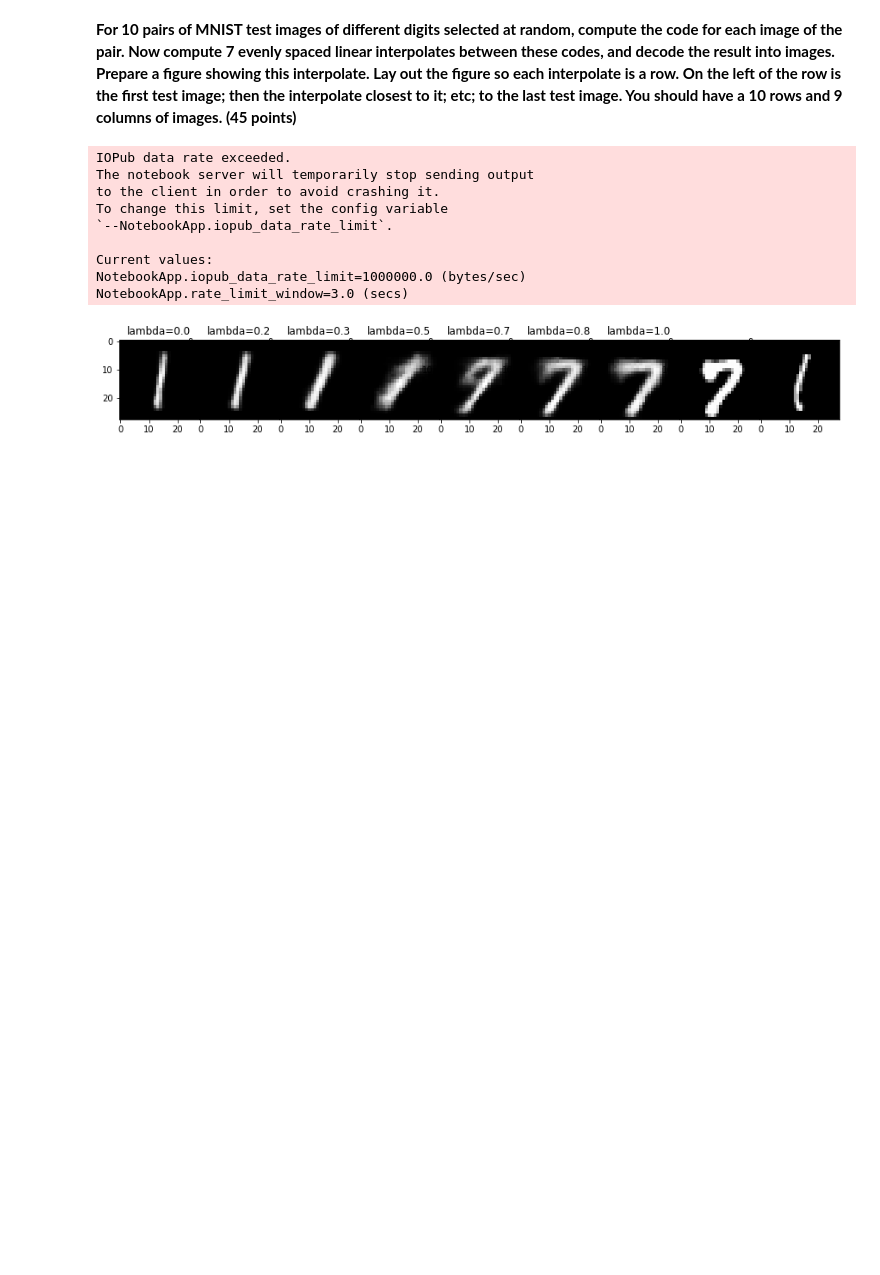
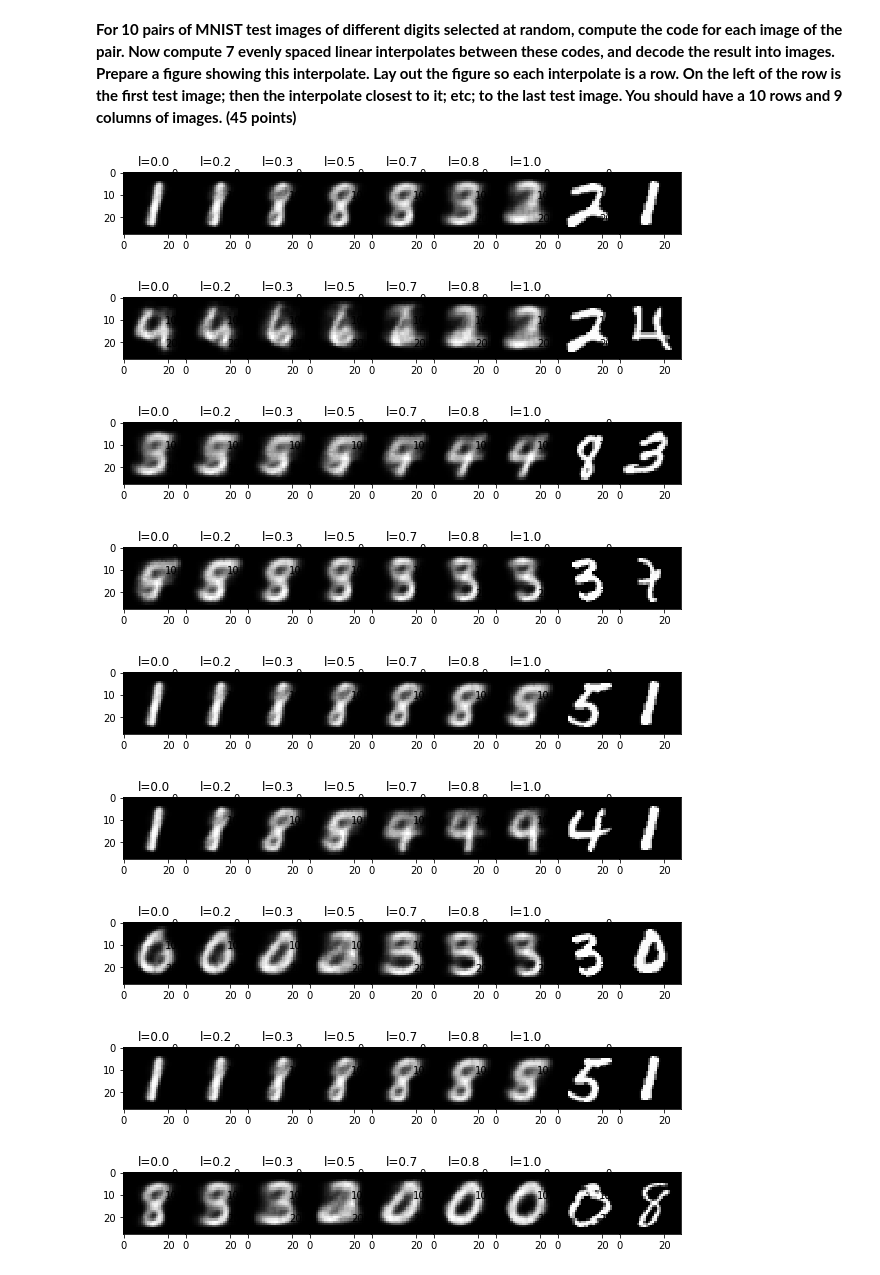
Before and after one commit to basliyal/aml-homeworks, a Jupyter notebook: HW9.ipynb, the cells around one changed output. Saved outputs shown, nothing was run; the diff lists cells and outputs as text; code cells hidden in the pictures; blank space fills up the shorter version.

```diff
--- a/HW9.ipynb
+++ b/HW9.ipynb
@@ -387,7 +387,7 @@ for _, (x, y) in enumerate(test_loader):
 for i in range(10):
   lambda_range=np.linspace(0,1,7)
 
-  fig, axs = plt.subplots(1,9, figsize=(15, 5))
+  fig, axs = plt.subplots(1,9, figsize=(10, 5))
   fig.subplots_adjust(hspace = .5, wspace=.001)
   axs = axs.ravel()
 
@@ -396,7 +396,7 @@ for i in range(10):
     inter_image = to_img(inter_image)
     image = inter_image.numpy()
     axs[ind].imshow(image[0,0,:,:], cmap='gray')
-    axs[ind].set_title('lambda='+str(round(l,1)))
+    axs[ind].set_title('l='+str(round(l,1)))
   x1 = torch.unsqueeze(similar_pairs[i][0], 0)
   x2 = torch.unsqueeze(similar_pairs[i][1], 0)
   im1 = to_img(x1).numpy()
@@ -418,42 +418,45 @@ for i in range(10):
 # %% [markdown]
 **For 10 pairs of MNIST test images of different digits selected at random, compute the code for each image of the pair. Now compute 7 evenly spaced linear interpolates between these codes, and decode the result into images. Prepare a figure showing this interpolate. Lay out the figure so each interpolate is a row. On the left of the row is the first test image; then the interpolate closest to it; etc; to the last test image. You should have a 10 rows and 9 columns of images. (45 points)**
 # %%
-print(digits)
+import random
 ## YOUR CODE HERE ##
 digits = [[] for _ in range(10)]
 for img_batch, label_batch in test_loader:
     for i in range(img_batch.size(0)):
         digits[label_batch[i]].append(img_batch[i:i+1])
     if sum(len(d) for d in digits) >= 1000:
         break;
-# similar_pairs[i] contains two images indexed at 0 and 1 that have images of the digit i
+
 
 ## YOUR CODE HERE ##
-lambda_range=np.linspace(0,1,7)
+for i in range(10):
+  lambda_range=np.linspace(0,1,7)
 
-fig, axs = plt.subplots(1,9, figsize=(15, 5))
-fig.subplots_adjust(hspace = .5, wspace=.001)
-axs = axs.ravel()
+  fig, axs = plt.subplots(1,9, figsize=(10, 5))
+  fig.subplots_adjust(hspace = .5, wspace=.001)
+  axs = axs.ravel()
+  j,k = random.sample(range(0, 9), 2)
 
-for ind,l in enumerate(lambda_range):
-    inter_image=create_interpolates(digits[7][0], digits[1][0],float(l),vae)
+  for ind,l in enumerate(lambda_range):
+    inter_image=create_interpolates(digits[j][0], digits[k][1],float(l),vae)
     inter_image = to_img(inter_image)
     image = inter_image.numpy()
     axs[ind].imshow(image[0,0,:,:], cmap='gray')
-    axs[ind].set_title('lambda='+str(round(l,1)))
-im1 = to_img(digits[7][0]).numpy()
-im2 = to_img(digits[1][0]).numpy()
-axs[7].imshow(im1[0,0,:,:],cmap='gray')
-axs[8].imshow(im2[0,0,:,:],cmap='gray')
-plt.show()
+    axs[ind].set_title('l='+str(round(l,1)))
+  x1 = digits[j][0]
+  x2 = digits[k][1]
+  im1 = to_img(x1).numpy()
+  im2 = to_img(x2).numpy()
+  axs[7].imshow(im1[0,0,:,:],cmap='gray')
+  axs[8].imshow(im2[0,0,:,:],cmap='gray')
+  plt.show()
 # %% [output]
-IOPub data rate exceeded.
-The notebook server will temporarily stop sending output
-to the client in order to avoid crashing it.
-To change this limit, set the config variable
-`--NotebookApp.iopub_data_rate_limit`.
-
-Current values:
-NotebookApp.iopub_data_rate_limit=1000000.0 (bytes/sec)
-NotebookApp.rate_limit_window=3.0 (secs)
-[figure, old version]
+[figure, new version]
+[figure, added]
+[figure, added]
+[figure, added]
+[figure, added]
+[figure, added]
+[figure, added]
+[figure, added]
+[figure, added]
```
Also changed, not shown: parts of 4 cells of this notebook.
